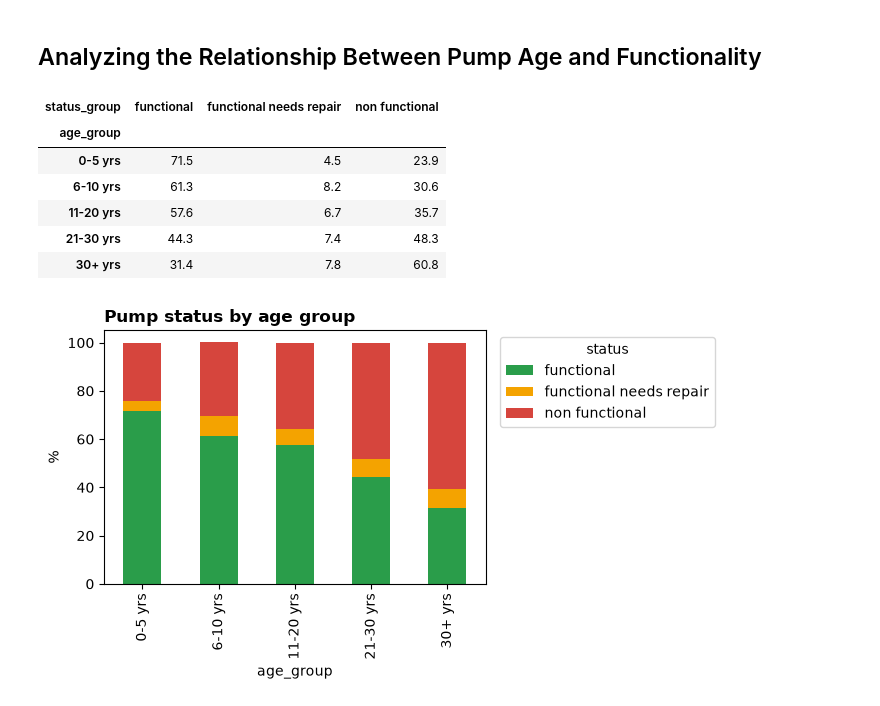
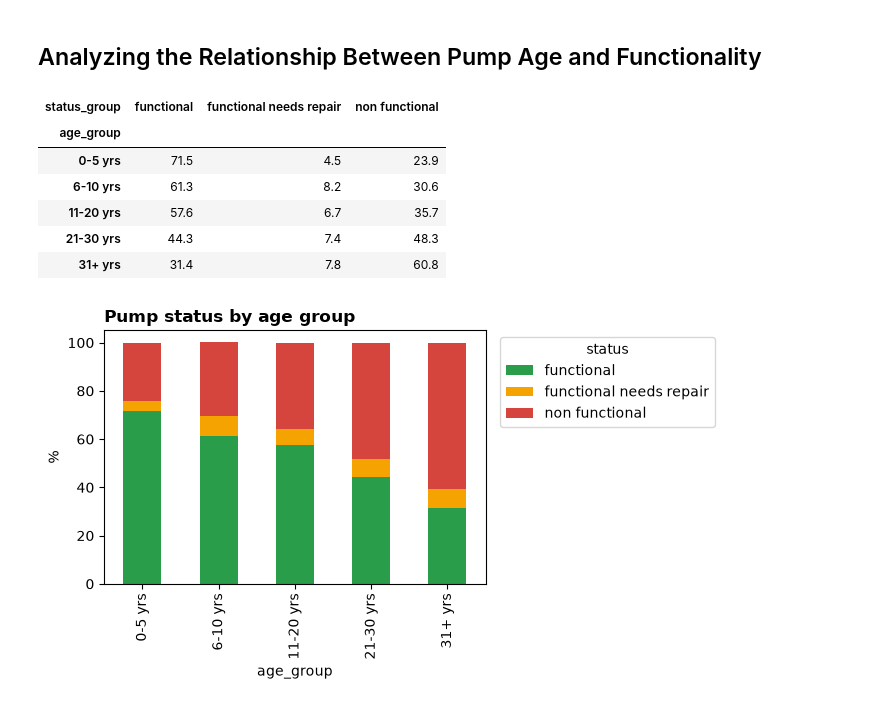
Before and after one commit to marblehub/data-circle, a Jupyter notebook: projects/water_pumps/team-WTM/notebooks/03_geospatial_analysis_tari.ipynb, the cells around one changed output. Drawn from its saved outputs; the diff is of its cells as text; code cells hidden in the pictures.

Commit message:
fix: correct age-group label and clarify coordinate limitation per review

```diff
--- a/projects/water_pumps/team-WTM/notebooks/03_geospatial_analysis_tari.ipynb
+++ b/projects/water_pumps/team-WTM/notebooks/03_geospatial_analysis_tari.ipynb
@@ -216,28 +216,28 @@ Rows with negative pump_age (data error): 9
 # %%
 # Bin pump_age into groups for easier comparison
 df["age_group"] = pd.cut(
     df["pump_age"],
-    bins=[-1, 5, 10, 20, 30, 100],
-    labels=["0-5 yrs", "6-10 yrs", "11-20 yrs", "21-30 yrs", "30+ yrs"]
+    bins=[-1, 5, 10 , 20, 30, 100],
+    labels=["0-5 yrs", "6-10 yrs", "11-20 yrs", "21-30 yrs", "31+ yrs"]
 )
 
 age_status = (
     df.dropna(subset=["age_group"])
     .groupby("age_group")["status_group"]
     .value_counts(normalize=True)
     .unstack()
     .mul(100)
     .round(1)
 )
 age_status
 # %% [output]
 | status_group | functional | functional needs repair | non functional |
 | age_group |  |  |  |
 | 0-5 yrs | 71.5 | 4.5 | 23.9 |
 | 6-10 yrs | 61.3 | 8.2 | 30.6 |
 | 11-20 yrs | 57.6 | 6.7 | 35.7 |
 | 21-30 yrs | 44.3 | 7.4 | 48.3 |
-| 30+ yrs | 31.4 | 7.8 | 60.8 |
+| 31+ yrs | 31.4 | 7.8 | 60.8 |
 # %%
 fig, ax = plt.subplots(figsize=(7, 4))
 age_status.plot(kind="bar", stacked=True, ax=ax,
```
Also changed, not shown: parts of 1 cell of this notebook, 2 other files.
